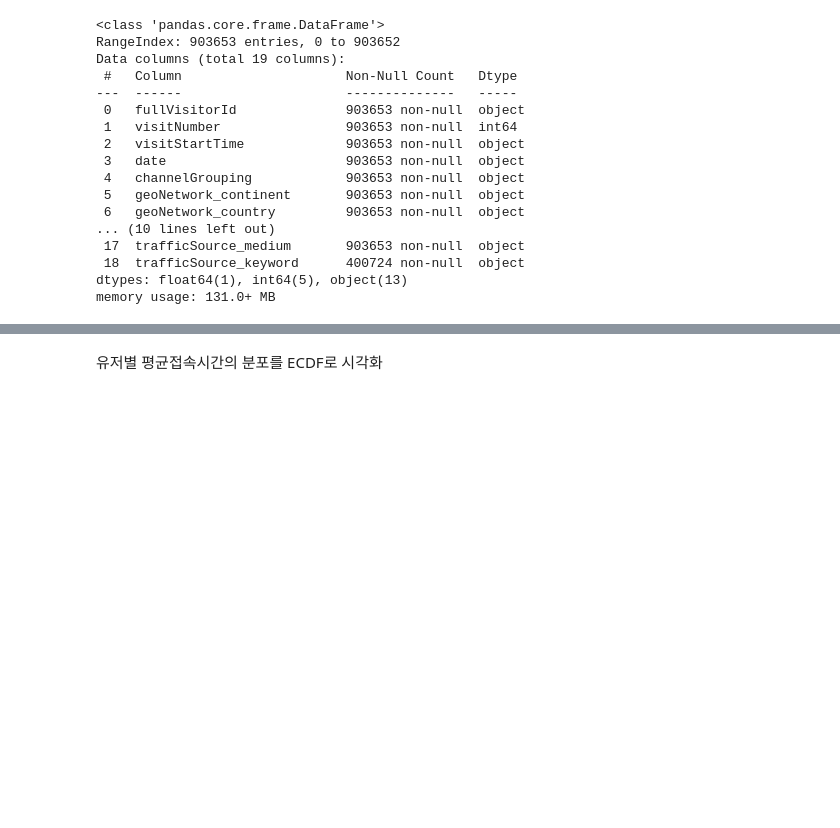
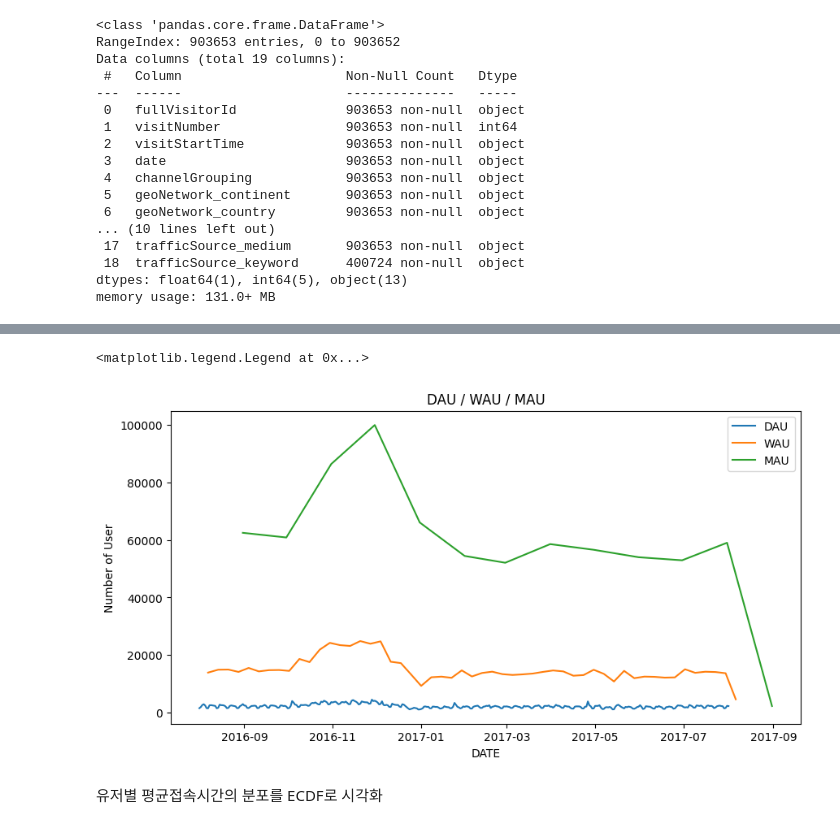
Before and after one commit to DIB-PP/-, a Jupyter notebook: data_Check.ipynb, the cells around one changed output, grey strips where cells are left out. Saved outputs shown, nothing was run; the diff lists cells and outputs as text; code cells hidden in the pictures; blank space fills up the shorter version.

```diff
--- a/data_Check.ipynb
+++ b/data_Check.ipynb
@@ -423,3 +419,19 @@ DAU, WAU, MAU 라인그래프 시각화
+# %%
+dau = train_df.groupby(train_df['date'])['fullVisitorId'].nunique()
+wau = train_df.groupby(train_df['date'].dt.to_period('W'))['fullVisitorId'].nunique()
+mau = train_df.groupby(train_df['date'].dt.to_period('M'))['fullVisitorId'].nunique()
+
+plt.figure(figsize=(10,5))
+plt.plot(dau, label = 'DAU')
+plt.plot(wau, label = 'WAU')
+plt.plot(mau, label = 'MAU')
+plt.xlabel('DATE')
+plt.ylabel('Number of User')
+plt.title('DAU / WAU / MAU')
+plt.legend()
+# %% [output]
+<matplotlib.legend.Legend at 0x...>
+[figure, added]
 # %% [markdown]
 유저별 평균접속시간의 분포를 ECDF로 시각화
 # %% [markdown]
```
Also changed, not shown: parts of 8 cells of this notebook.
